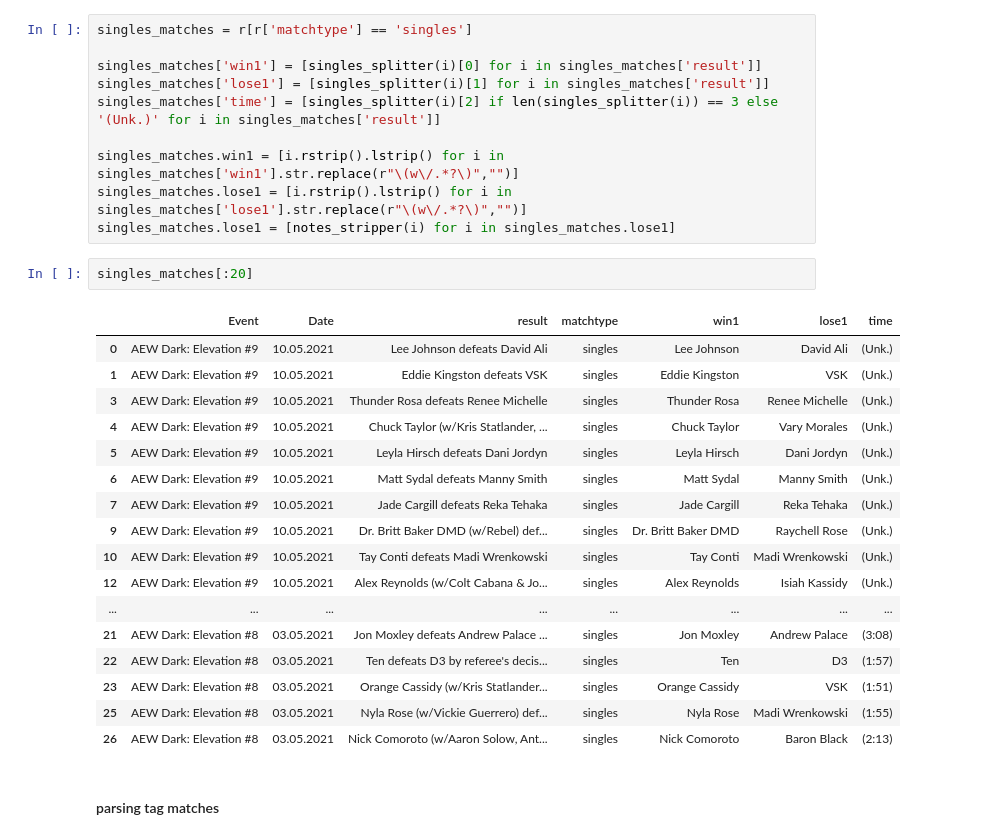
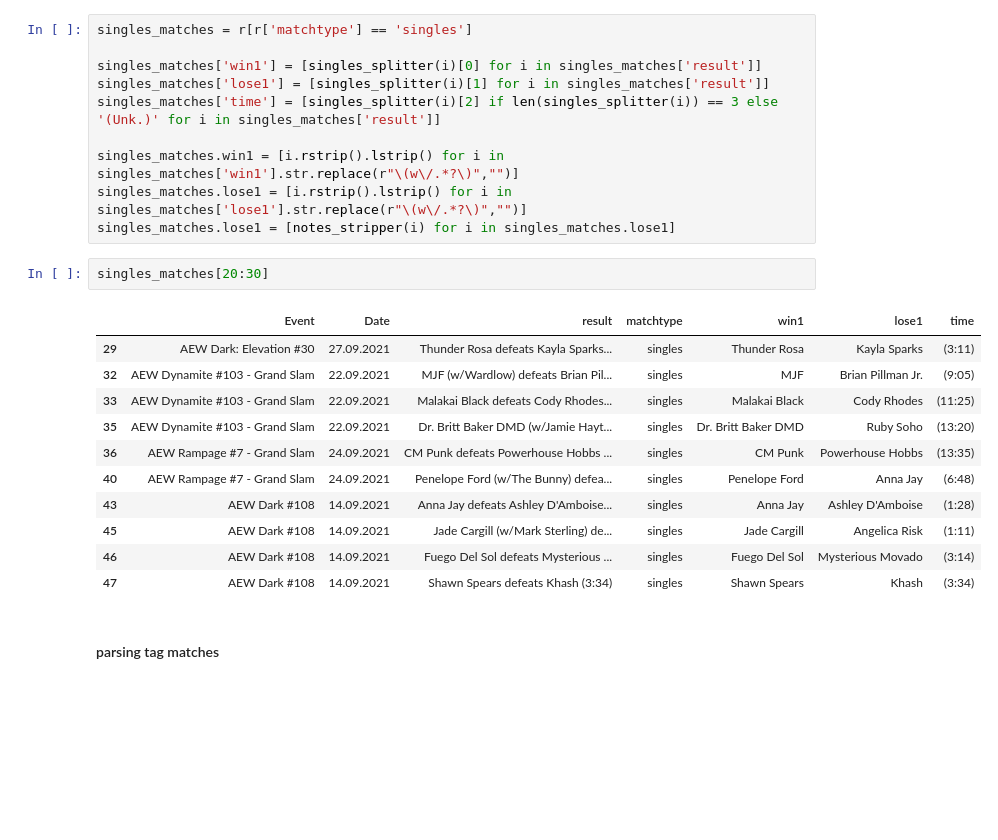
Before and after one commit to zachgozlan/aew_skilldash, a Jupyter notebook: AEW_trueskill.ipynb, the cells around one changed output. Cells and saved outputs as stored; diff of their text form; blank space fills up the shorter version.

```diff
--- a/AEW_trueskill.ipynb
+++ b/AEW_trueskill.ipynb
@@ -373,25 +382,19 @@ singles_matches.win1 = [i.rstrip().lstrip() for i in singles_matches['win1'].str
 singles_matches.lose1 = [i.rstrip().lstrip() for i in singles_matches['lose1'].str.replace(r"\(w\/.*?\)","")]
 singles_matches.lose1 = [notes_stripper(i) for i in singles_matches.lose1]
 # %%
-singles_matches[:20]
+singles_matches[20:30]
 # %% [output]
 |  | Event | Date | result | matchtype | win1 | lose1 | time |
-| 0 | AEW Dark: Elevation #9 | 10.05.2021 | Lee Johnson defeats David Ali | singles | Lee Johnson | David Ali | (Unk.) |
-| 1 | AEW Dark: Elevation #9 | 10.05.2021 | Eddie Kingston defeats VSK | singles | Eddie Kingston | VSK | (Unk.) |
-| 3 | AEW Dark: Elevation #9 | 10.05.2021 | Thunder Rosa defeats Renee Michelle | singles | Thunder Rosa | Renee Michelle | (Unk.) |
-| 4 | AEW Dark: Elevation #9 | 10.05.2021 | Chuck Taylor (w/Kris Statlander, ... | singles | Chuck Taylor | Vary Morales | (Unk.) |
-| 5 | AEW Dark: Elevation #9 | 10.05.2021 | Leyla Hirsch defeats Dani Jordyn | singles | Leyla Hirsch | Dani Jordyn | (Unk.) |
-| 6 | AEW Dark: Elevation #9 | 10.05.2021 | Matt Sydal defeats Manny Smith | singles | Matt Sydal | Manny Smith | (Unk.) |
-| 7 | AEW Dark: Elevation #9 | 10.05.2021 | Jade Cargill defeats Reka Tehaka | singles | Jade Cargill | Reka Tehaka | (Unk.) |
-| 9 | AEW Dark: Elevation #9 | 10.05.2021 | Dr. Britt Baker DMD (w/Rebel) def... | singles | Dr. Britt Baker DMD | Raychell Rose | (Unk.) |
-| 10 | AEW Dark: Elevation #9 | 10.05.2021 | Tay Conti defeats Madi Wrenkowski | singles | Tay Conti | Madi Wrenkowski | (Unk.) |
-| 12 | AEW Dark: Elevation #9 | 10.05.2021 | Alex Reynolds (w/Colt Cabana & Jo... | singles | Alex Reynolds | Isiah Kassidy | (Unk.) |
-| ... | ... | ... | ... | ... | ... | ... | ... |
-| 21 | AEW Dark: Elevation #8 | 03.05.2021 | Jon Moxley defeats Andrew Palace ... | singles | Jon Moxley | Andrew Palace | (3:08) |
-| 22 | AEW Dark: Elevation #8 | 03.05.2021 | Ten defeats D3 by referee's decis... | singles | Ten | D3 | (1:57) |
-| 23 | AEW Dark: Elevation #8 | 03.05.2021 | Orange Cassidy (w/Kris Statlander... | singles | Orange Cassidy | VSK | (1:51) |
-| 25 | AEW Dark: Elevation #8 | 03.05.2021 | Nyla Rose (w/Vickie Guerrero) def... | singles | Nyla Rose | Madi Wrenkowski | (1:55) |
-| 26 | AEW Dark: Elevation #8 | 03.05.2021 | Nick Comoroto (w/Aaron Solow, Ant... | singles | Nick Comoroto | Baron Black | (2:13) |
+| 29 | AEW Dark: Elevation #30 | 27.09.2021 | Thunder Rosa defeats Kayla Sparks... | singles | Thunder Rosa | Kayla Sparks | (3:11) |
+| 32 | AEW Dynamite #103 - Grand Slam | 22.09.2021 | MJF (w/Wardlow) defeats Brian Pil... | singles | MJF | Brian Pillman Jr. | (9:05) |
+| 33 | AEW Dynamite #103 - Grand Slam | 22.09.2021 | Malakai Black defeats Cody Rhodes... | singles | Malakai Black | Cody Rhodes | (11:25) |
+| 35 | AEW Dynamite #103 - Grand Slam | 22.09.2021 | Dr. Britt Baker DMD (w/Jamie Hayt... | singles | Dr. Britt Baker DMD | Ruby Soho | (13:20) |
+| 36 | AEW Rampage #7 - Grand Slam | 24.09.2021 | CM Punk defeats Powerhouse Hobbs ... | singles | CM Punk | Powerhouse Hobbs | (13:35) |
+| 40 | AEW Rampage #7 - Grand Slam | 24.09.2021 | Penelope Ford (w/The Bunny) defea... | singles | Penelope Ford | Anna Jay | (6:48) |
+| 43 | AEW Dark #108 | 14.09.2021 | Anna Jay defeats Ashley D'Amboise... | singles | Anna Jay | Ashley D'Amboise | (1:28) |
+| 45 | AEW Dark #108 | 14.09.2021 | Jade Cargill (w/Mark Sterling) de... | singles | Jade Cargill | Angelica Risk | (1:11) |
+| 46 | AEW Dark #108 | 14.09.2021 | Fuego Del Sol defeats Mysterious ... | singles | Fuego Del Sol | Mysterious Movado | (3:14) |
+| 47 | AEW Dark #108 | 14.09.2021 | Shawn Spears defeats Khash (3:34) | singles | Shawn Spears | Khash | (3:34) |
 # %% [markdown]
 #### parsing tag matches
 # %%
```
Also changed, not shown: parts of 72 cells of this notebook, 3 other files.
